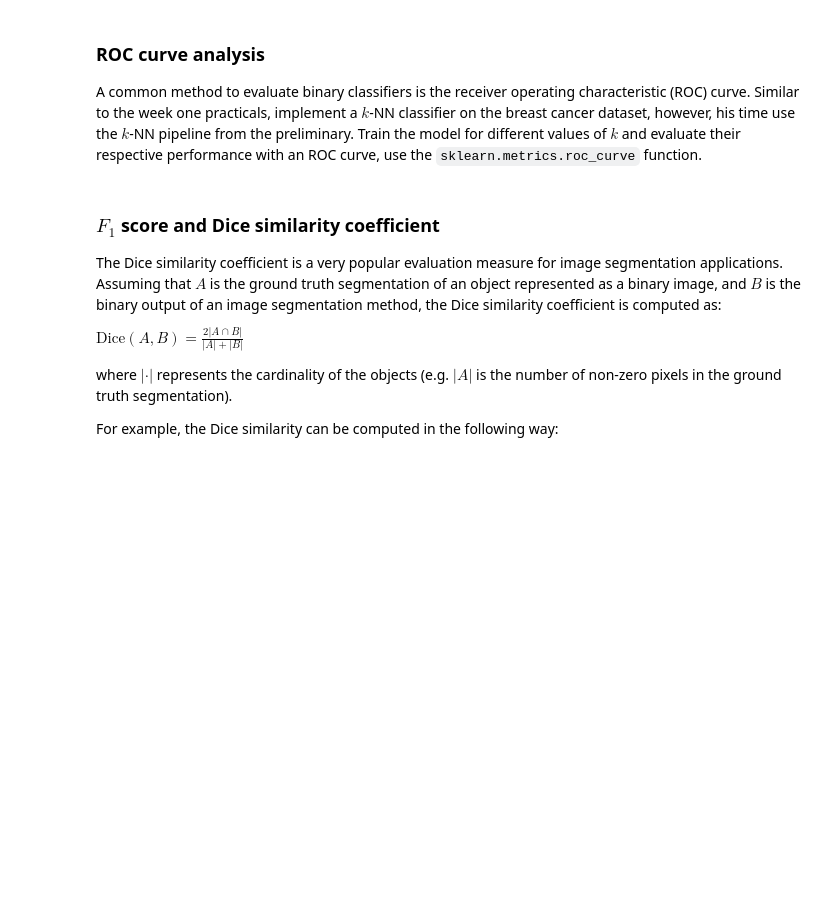
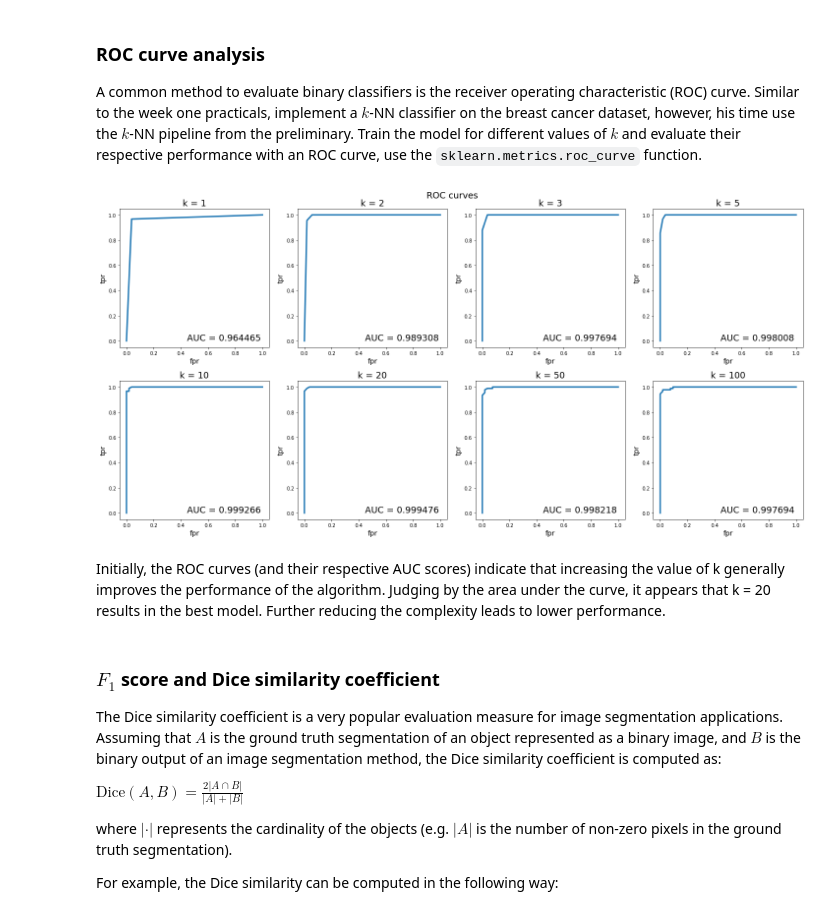
Before and after one commit to njits23/8dm40-machine-learning, a Jupyter notebook: practicals/week_2.ipynb, the cells around one changed output. Saved outputs shown, nothing was run; the diff lists cells and outputs as text; code cells hidden in the pictures; blank space fills up the shorter version.

```diff
--- a/practicals/week_2.ipynb
+++ b/practicals/week_2.ipynb
@@ -216,6 +217,65 @@ Repeat this experiment, this time using the diabetes dataset instead of the gene
 # %% [markdown]
 ### ROC curve analysis
 A common method to evaluate binary classifiers is the receiver operating characteristic (ROC) curve. Similar to the week one practicals, implement a $k$-NN classifier on the breast cancer dataset, however, his time use the $k$-NN pipeline from the preliminary. Train the model for different values of $k$ and evaluate their respective performance with an ROC curve, use the `sklearn.metrics.roc_curve` function.
+# %%
+from sklearn.pipeline import Pipeline
+from sklearn.metrics import roc_curve,auc,roc_auc_score
+from sklearn.datasets import load_breast_cancer
+from sklearn.preprocessing import StandardScaler
+from sklearn.model_selection import train_test_split
+from sklearn import datasets, neighbors
+%matplotlib inline
+import matplotlib.pyplot as plt
+
+#Load data
+breast_cancer = load_breast_cancer()
+X = breast_cancer.data
+y = breast_cancer.target
+
+#Set values of k tested
+k_range = [1,2,3,5,10,20,50,100]
+
+#Split into training and test data
+X_train, X_test, y_train, y_test = train_test_split(X, y, stratify=y, random_state=40)
+
+scaler = StandardScaler()
+
+#Create figures
+fig, axs = plt.subplots(2,4, constrained_layout=True, figsize=[20, 10])
+fig.suptitle('ROC curves',fontsize=18)
+
+for k_idx,k in enumerate(k_range):
+
+    #Specify the model
+    knn = neighbors.KNeighborsClassifier(n_neighbors = k)
+
+    model = Pipeline([
+                 ("scaler", scaler),
+                 ("knn", knn)
+                ])
+
+    #Train the model using the training dataset
+    model.fit(X_train, y_train)
+
+    #Predict probability scores on the test data
+    y_score = model.predict_proba(X_test)[:,1]
+
+    #Calculate the false positive and true positive rate
+    fpr, tpr, thresholds = roc_curve(y_test, y_score)
+
+    #Calculate the Area Under the Curve
+    auc_score = auc(fpr,tpr)
+
+    #Plot the ROC curve
+    axs.flat[k_idx].plot(fpr,tpr,lw=3)
+    axs.flat[k_idx].set_xlabel('fpr',fontsize=14)
+    axs.flat[k_idx].set_ylabel('tpr',fontsize=14)
+    axs.flat[k_idx].set_title('k = {}'.format(k),fontsize=18)
+    axs.flat[k_idx].text(0.45,0.05,'AUC = {:f}'.format(auc_score),transform=axs.flat[k_idx].transAxes,fontsize=18)
+# %% [output]
+[figure, added]
+# %% [markdown]
+Initially, the ROC curves (and their respective AUC scores) indicate that increasing the value of k generally improves the performance of the algorithm. Judging by the area under the curve, it appears that k = 20 results in the best model. Further reducing the complexity leads to lower performance.
 # %% [markdown]
 ### $F_1$ score and Dice similarity coefficient
 
```
Also changed, not shown: 2 other files.
